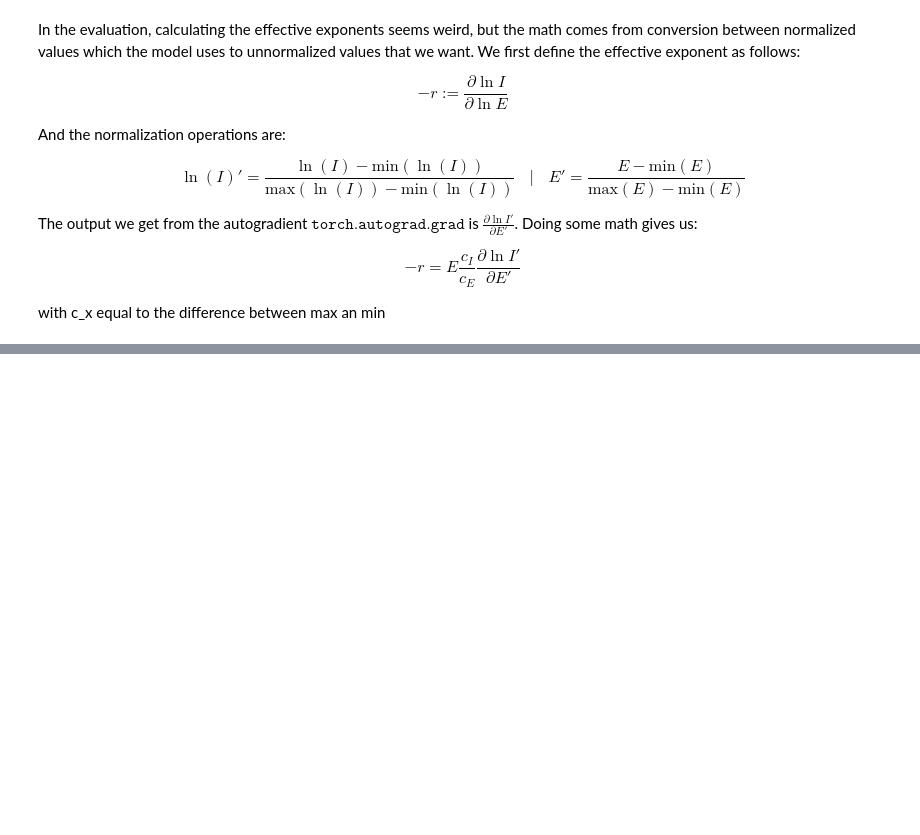
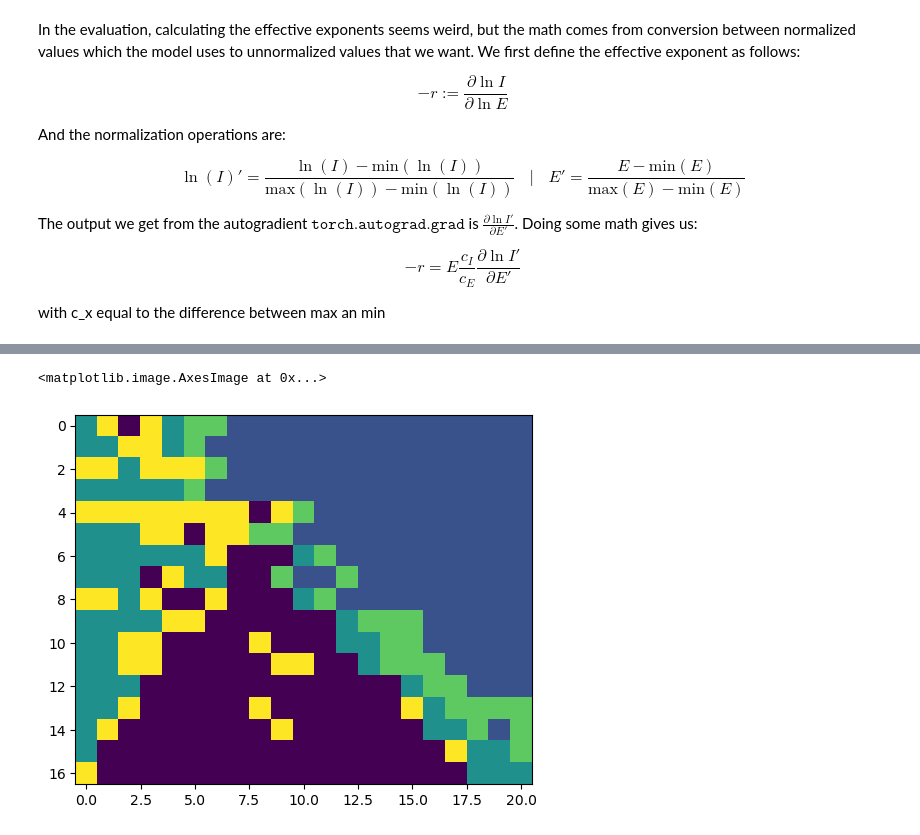
Before and after one commit to BWielen/CLFitter, a Jupyter notebook: Examples/BackgroundParameterization.ipynb, the cells around one changed output, grey strips where cells are left out. Saved outputs shown, nothing was run; the diff lists cells and outputs as text; code cells hidden in the pictures; blank space fills up the shorter version.

```diff
--- a/Examples/BackgroundParameterization.ipynb
+++ b/Examples/BackgroundParameterization.ipynb
@@ -380 +469,6 @@ tensor([9.6453, 9.6444, 9.6435, 9.6425, 9.6416, 9.6407, 9.6397, 9.6388, 9.6379,
+# %%
+plt.imshow(objectNN.clusters.reshape(17,21))
+# %% [output]
+<matplotlib.image.AxesImage at 0x...>
+[figure, added]
 # %%
```
Also changed, not shown: parts of 9 cells of this notebook.
